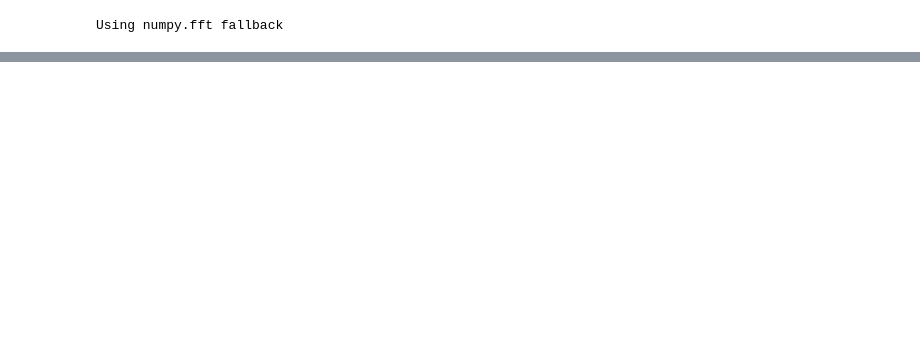
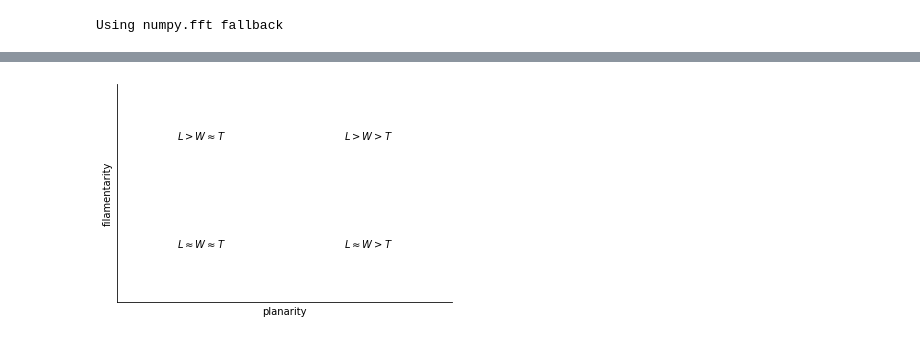
Before and after one commit to leifdenby/genesis, a Jupyter notebook: notebooks/synthetic-shapes-filamentarity-planarity-plot.ipynb, the cells around one changed output, grey strips where cells are left out. Drawn from its saved outputs; the diff is of its cells as text; code cells hidden in the pictures; blank space fills up the shorter version.

```diff
--- a/notebooks/synthetic-shapes-filamentarity-planarity-plot.ipynb
+++ b/notebooks/synthetic-shapes-filamentarity-planarity-plot.ipynb
@@ -14,0 +30,23 @@ ERROR:root:No traceback has been produced, nothing to debug.
+# %%
+import seaborn as sns
+fig, ax = plt.subplots()
+
+def add_text_fp_diagram(ax):
+
+    ax.set_xlim(0, 1)
+    ax.set_ylim(0, 1)
+    ax.set_xlabel("planarity")
+    ax.set_ylabel("filamentarity")
+
+    ax.text(0.25, 0.25, "$L \\approx W \\approx T$", ha="center")
+    ax.text(0.25, 0.75, "$L > W \\approx T$", ha="center")
+    ax.text(0.75, 0.75, "$L > W > T$", ha="center")
+    ax.text(0.75, 0.25, "$L \\approx W > T$", ha="center")
+    ax.set_xticks([])
+    ax.set_yticks([])
+
+    sns.despine(ax=ax)
+
+add_text_fp_diagram(ax=ax)
+# %% [output]
+[figure, added]
```
Also changed, not shown: parts of 13 cells of this notebook, 5 other files.
